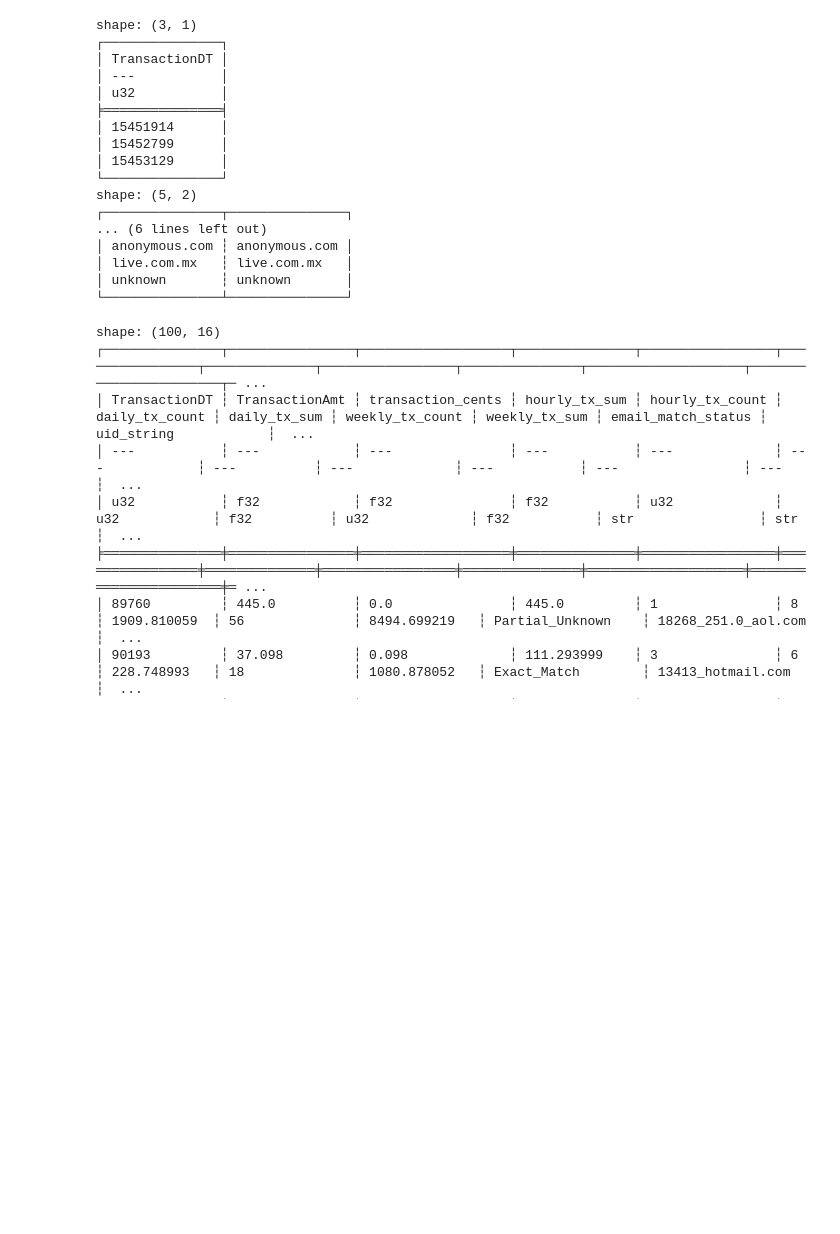
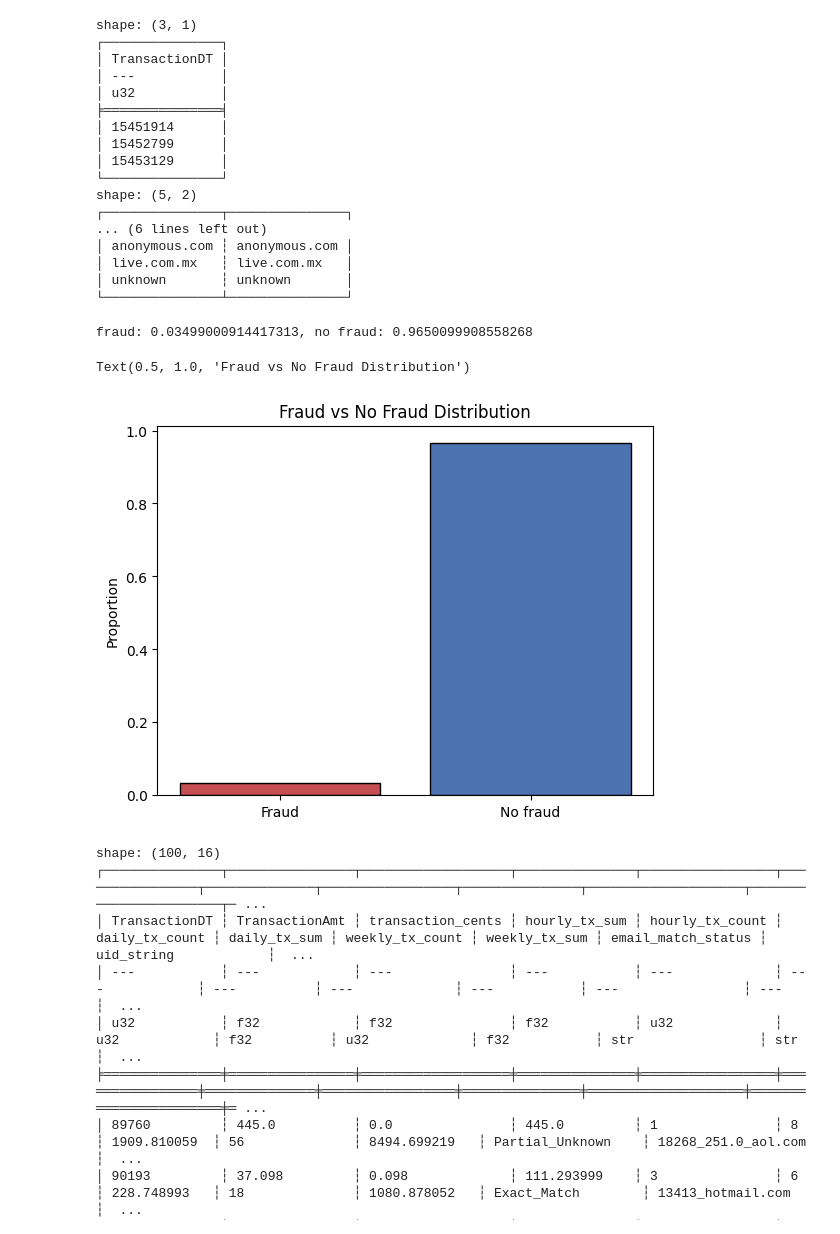
Before and after one commit to MerouaneELH/Fraud-Detection-MLops-project, a Jupyter notebook: NoteBooks/Data_Processing.ipynb, the cells around one changed output. Drawn from its saved outputs; the diff is of its cells as text; code cells hidden in the pictures; blank space fills up the shorter version.

```diff
--- a/NoteBooks/Data_Processing.ipynb
+++ b/NoteBooks/Data_Processing.ipynb
@@ -137,6 +138,18 @@ shape: (5, 2)
 │ live.com.mx   ┆ live.com.mx   │
 │ unknown       ┆ unknown       │
 └───────────────┴───────────────┘
+# %%
+
+f_pos = len(df.filter(pl.col("isFraud") == 1)) / len(df)
+f_neg = len(df.filter(pl.col("isFraud") == 0)) / len(df)
+print(f"fraud: {f_pos}, no fraud: {f_neg}")
+plt.bar(("Fraud", "No fraud"), (f_pos, f_neg), color=['#c44e52', '#4c72b0'], edgecolor='black')
+plt.ylabel("Proportion")
+plt.title("Fraud vs No Fraud Distribution")
+# %% [output]
+fraud: 0.03499000914417313, no fraud: 0.9650099908558268
+Text(0.5, 1.0, 'Fraud vs No Fraud Distribution')
+[figure, added]
 # %%
 # some feature engineering to help the model make sense of the data
 
```
Also changed, not shown: parts of 2 cells of this notebook, 14 other files.
